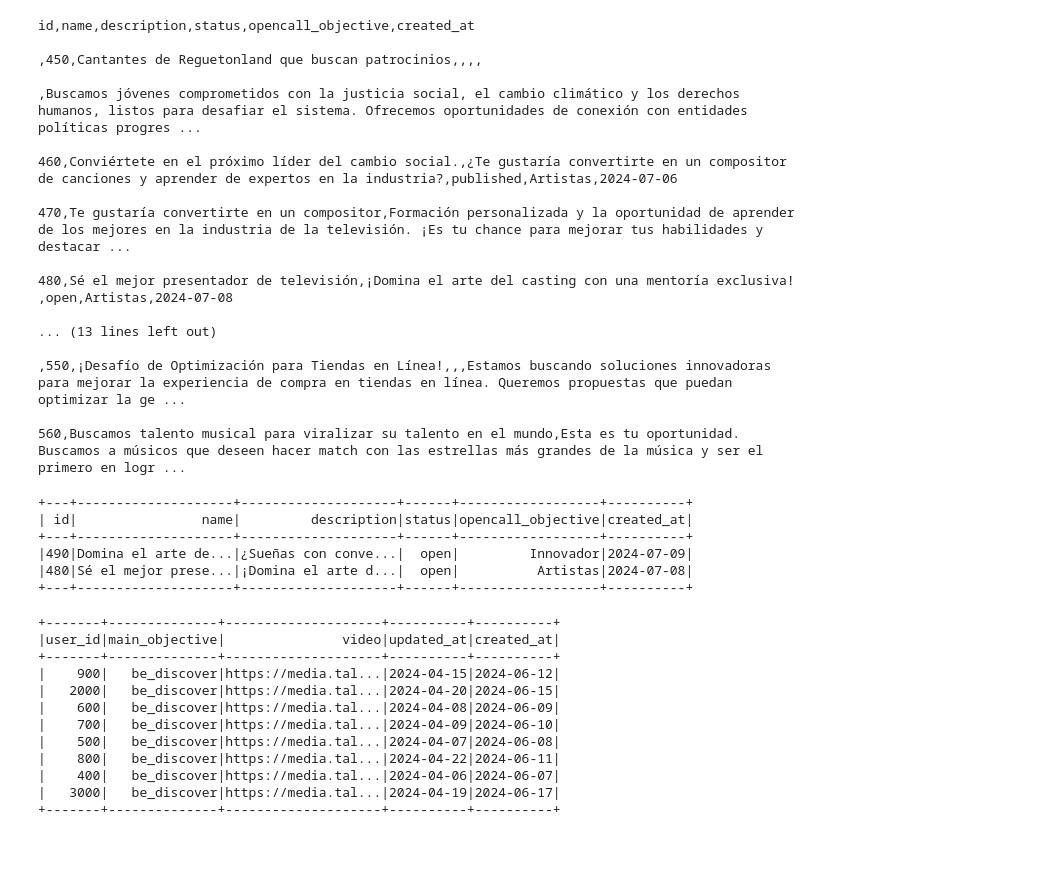
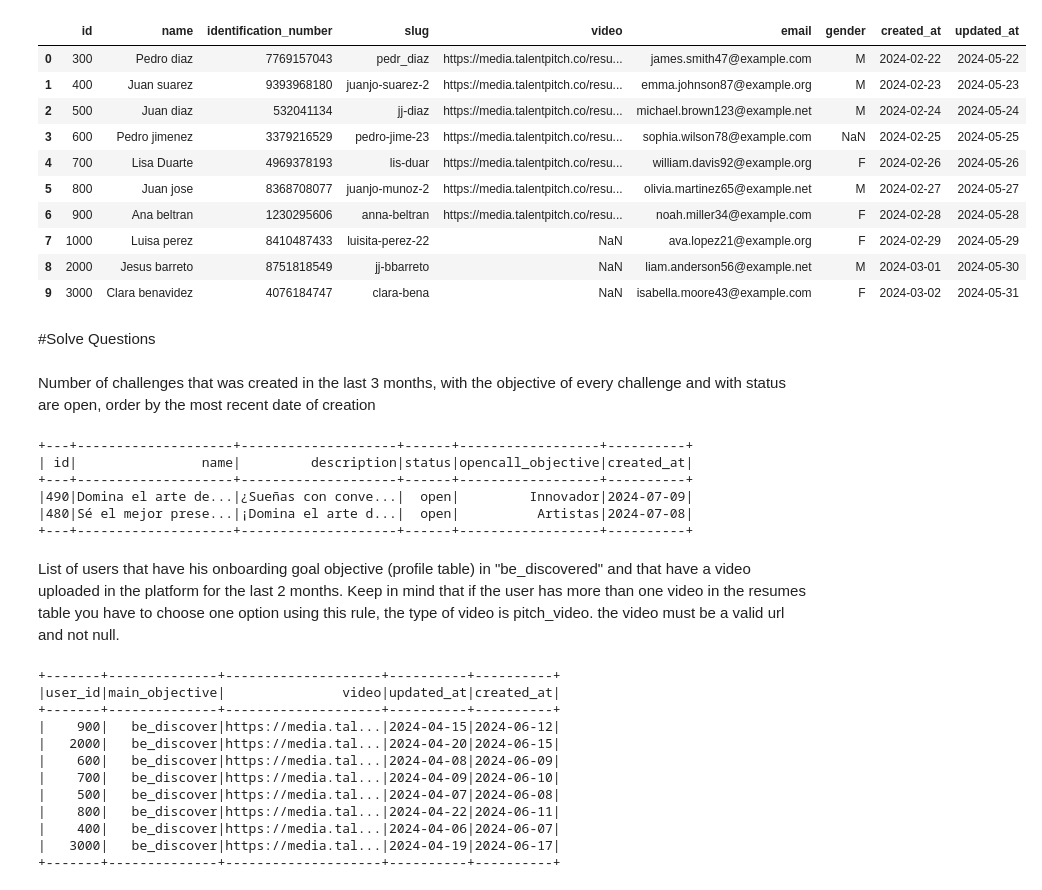
Before and after one commit to joseantbelloac/Talentpitch, a Jupyter notebook: Talentpitch.ipynb, the cells around one changed output. Saved outputs shown, nothing was run; the diff lists cells and outputs as text; code cells hidden in the pictures; blank space fills up the shorter version.

```diff
--- a/Talentpitch.ipynb
+++ b/Talentpitch.ipynb
@@ -49,39 +79,18 @@ df_resum
-# %%
-# prompt: leer archivo challenges sin usar pandas y reemplazar " por ,
-
-def replace_quotes_with_commas(file_path):
-  with open(file_path, 'r') as f:
-    lines = f.readlines()
-
-  new_lines = []
-  for line in lines:
-    new_line = line.replace('"', ',')
-    new_lines.append(new_line)
-
-  return new_lines
-
-file_path = "talentpitch/challenges - challenges.csv"
-new_lines = replace_quotes_with_commas(file_path)
-
-# You can now process the new_lines list as needed. For example, you can print it:
-for line in new_lines:
-    print(line)
-# %% [output]
-id,name,description,status,opencall_objective,created_at
-
-,450,Cantantes de Reguetonland que buscan patrocinios,,,,
-
-,Buscamos jóvenes comprometidos con la justicia social, el cambio climático y los derechos humanos, listos para desafiar el sistema. Ofrecemos oportunidades de conexión con entidades políticas progres ...
-
-460,Conviértete en el próximo líder del cambio social.,¿Te gustaría convertirte en un compositor de canciones y aprender de expertos en la industria?,published,Artistas,2024-07-06
-
-470,Te gustaría convertirte en un compositor,Formación personalizada y la oportunidad de aprender de los mejores en la industria de la televisión. ¡Es tu chance para mejorar tus habilidades y destacar ...
-
-480,Sé el mejor presentador de televisión,¡Domina el arte del casting con una mentoría exclusiva! ,open,Artistas,2024-07-08
-
-... (13 lines left out)
-
-,550,¡Desafío de Optimización para Tiendas en Línea!,,,Estamos buscando soluciones innovadoras para mejorar la experiencia de compra en tiendas en línea. Queremos propuestas que puedan optimizar la ge ...
-
-560,Buscamos talento musical para viralizar su talento en el mundo,Esta es tu oportunidad. Buscamos a músicos que deseen hacer match con las estrellas más grandes de la música y ser el primero en logr ...
+# %%
+#preview each file to see their fields
+df_user
+# %% [output]
+|  | id | name | identification_number | slug | video | email | gender | created_at | updated_at |
+| 0 | 300 | Pedro diaz | 7769157043 | pedr_diaz | https://media.talentpitch.co/resu... | james.smith47@example.com | M | 2024-02-22 | 2024-05-22 |
+| 1 | 400 | Juan suarez | 9393968180 | juanjo-suarez-2 | https://media.talentpitch.co/resu... | emma.johnson87@example.org | M | 2024-02-23 | 2024-05-23 |
+| 2 | 500 | Juan diaz | 532041134 | jj-diaz | https://media.talentpitch.co/resu... | michael.brown123@example.net | M | 2024-02-24 | 2024-05-24 |
+| 3 | 600 | Pedro jimenez | 3379216529 | pedro-jime-23 | https://media.talentpitch.co/resu... | sophia.wilson78@example.com | NaN | 2024-02-25 | 2024-05-25 |
+| 4 | 700 | Lisa Duarte | 4969378193 | lis-duar | https://media.talentpitch.co/resu... | william.davis92@example.org | F | 2024-02-26 | 2024-05-26 |
+| 5 | 800 | Juan jose | 8368708077 | juanjo-munoz-2 | https://media.talentpitch.co/resu... | olivia.martinez65@example.net | M | 2024-02-27 | 2024-05-27 |
+| 6 | 900 | Ana beltran | 1230295606 | anna-beltran | https://media.talentpitch.co/resu... | noah.miller34@example.com | F | 2024-02-28 | 2024-05-28 |
+| 7 | 1000 | Luisa perez | 8410487433 | luisita-perez-22 | NaN | ava.lopez21@example.org | F | 2024-02-29 | 2024-05-29 |
+| 8 | 2000 | Jesus barreto | 8751818549 | jj-bbarreto | NaN | liam.anderson56@example.net | M | 2024-03-01 | 2024-05-30 |
+| 9 | 3000 | Clara benavidez | 4076184747 | clara-bena | NaN | isabella.moore43@example.com | F | 2024-03-02 | 2024-05-31 |
+# %% [markdown]
+#Solve Questions
 # %%
@@ -101,4 +113,6 @@ df1.createOrReplaceTempView("challenges")
 df2.createOrReplaceTempView("profiles")
 df3.createOrReplaceTempView("resumes")
 df4.createOrReplaceTempView("users")
+# %% [markdown]
+Number of challenges that was created in the last 3 months, with the objective of every challenge and with status are open, order by the most recent date of creation
 # %%
@@ -125,4 +140,7 @@ query1.show()
 |490|Domina el arte de...|¿Sueñas con conve...|  open|         Innovador|2024-07-09|
 |480|Sé el mejor prese...|¡Domina el arte d...|  open|          Artistas|2024-07-08|
 +---+--------------------+--------------------+------+------------------+----------+
+# %% [markdown]
+List of users that have his onboarding goal objective (profile table) in "be_discovered" and that have a video uploaded in the platform for the last 2 months. Keep in mind that if the user has more than one video in the resumes table you have to choose one option using this rule, the type of video is pitch_video. the video must be a valid
+url and not null.
 # %%
```
Also changed, not shown: parts of 16 cells of this notebook.
